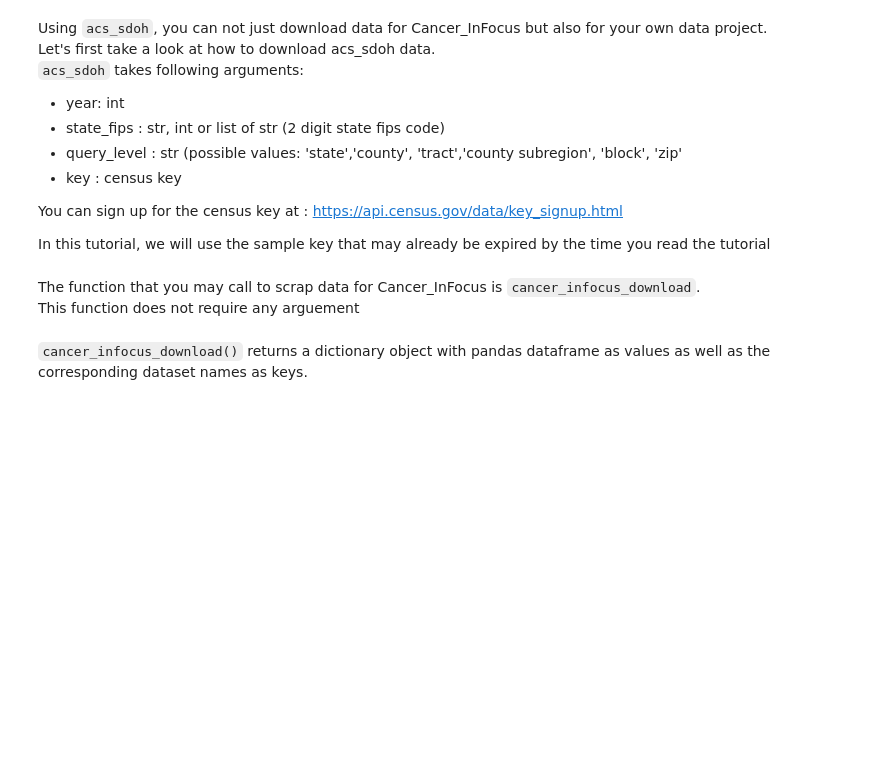
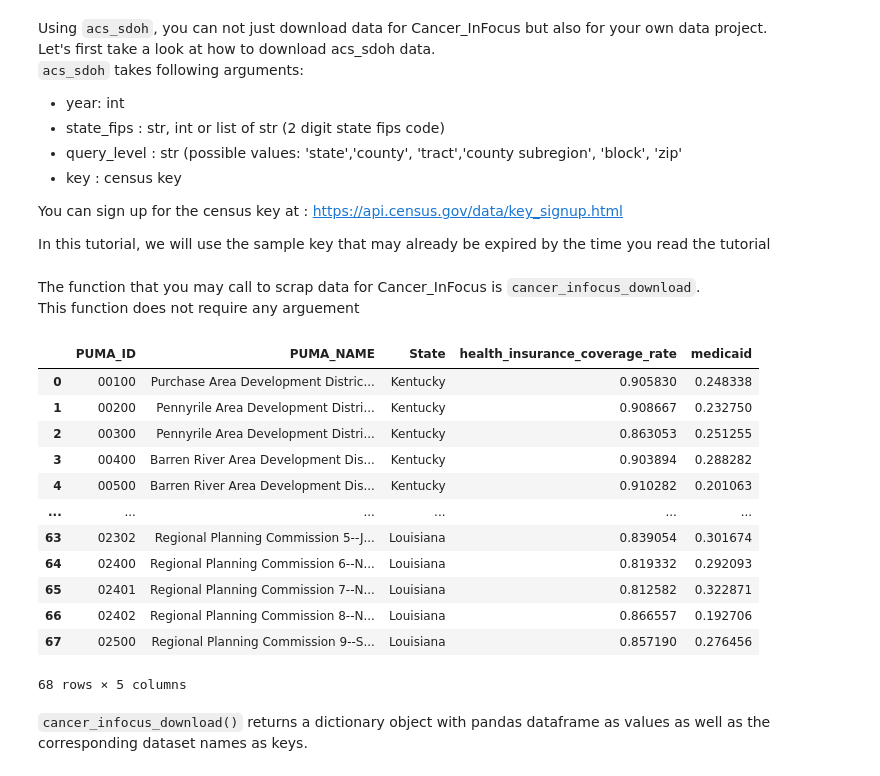
Before and after one commit to leeparkuky/ciftools_v2, a Jupyter notebook: CIFTools User Guide.ipynb, the cells around one changed output. Saved outputs shown, nothing was run; the diff lists cells and outputs as text; code cells hidden in the pictures; blank space fills up the shorter version.

Commit message:
puma

```diff
--- a/CIFTools User Guide.ipynb
+++ b/CIFTools User Guide.ipynb
@@ -17,12 +17,28 @@ In this tutorial, we will use the sample key that may already be expired by the
 # %%
 key = 'f1a4c4de1f35fe90fc1ceb60fd97b39c9a96e436' # provide the census api user key
 # %%
-sdoh = acs_sdoh(2019, '11', 'county', key = key)
+sdoh = acs_sdoh(2019, ['21','22'], 'puma', key = key)
 # %% [markdown]
 The function that you may call to scrap data for Cancer_InFocus is `cancer_infocus_download`.
 This function does not require any arguement
 # %%
 data_dictionary = sdoh.cancer_infocus_download()
+# %%
+data_dictionary['insurance']
+# %% [output]
+|  | PUMA_ID | PUMA_NAME | State | health_insurance_coverage_rate | medicaid |
+| 0 | 00100 | Purchase Area Development Distric... | Kentucky | 0.905830 | 0.248338 |
+| 1 | 00200 | Pennyrile Area Development Distri... | Kentucky | 0.908667 | 0.232750 |
+| 2 | 00300 | Pennyrile Area Development Distri... | Kentucky | 0.863053 | 0.251255 |
+| 3 | 00400 | Barren River Area Development Dis... | Kentucky | 0.903894 | 0.288282 |
+| 4 | 00500 | Barren River Area Development Dis... | Kentucky | 0.910282 | 0.201063 |
+| ... | ... | ... | ... | ... | ... |
+| 63 | 02302 | Regional Planning Commission 5--J... | Louisiana | 0.839054 | 0.301674 |
+| 64 | 02400 | Regional Planning Commission 6--N... | Louisiana | 0.819332 | 0.292093 |
+| 65 | 02401 | Regional Planning Commission 7--N... | Louisiana | 0.812582 | 0.322871 |
+| 66 | 02402 | Regional Planning Commission 8--N... | Louisiana | 0.866557 | 0.192706 |
+| 67 | 02500 | Regional Planning Commission 9--S... | Louisiana | 0.857190 | 0.276456 |
+68 rows × 5 columns
 # %% [markdown]
 `cancer_infocus_download()` returns a dictionary object with pandas dataframe as values as well as the corresponding dataset names as keys.
 # %%
```
Also changed, not shown: 5 other files.
